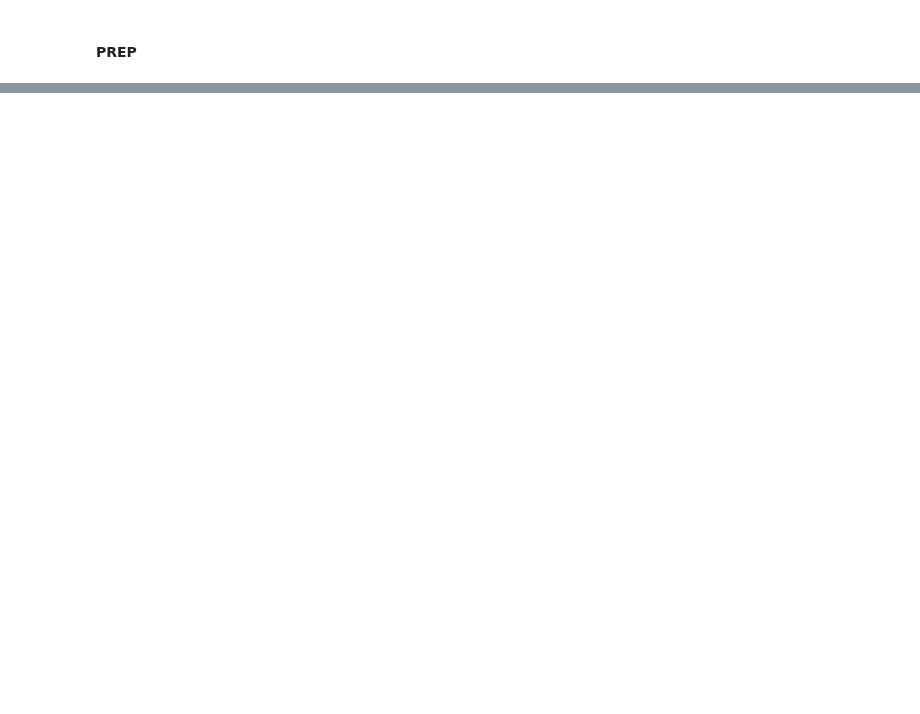
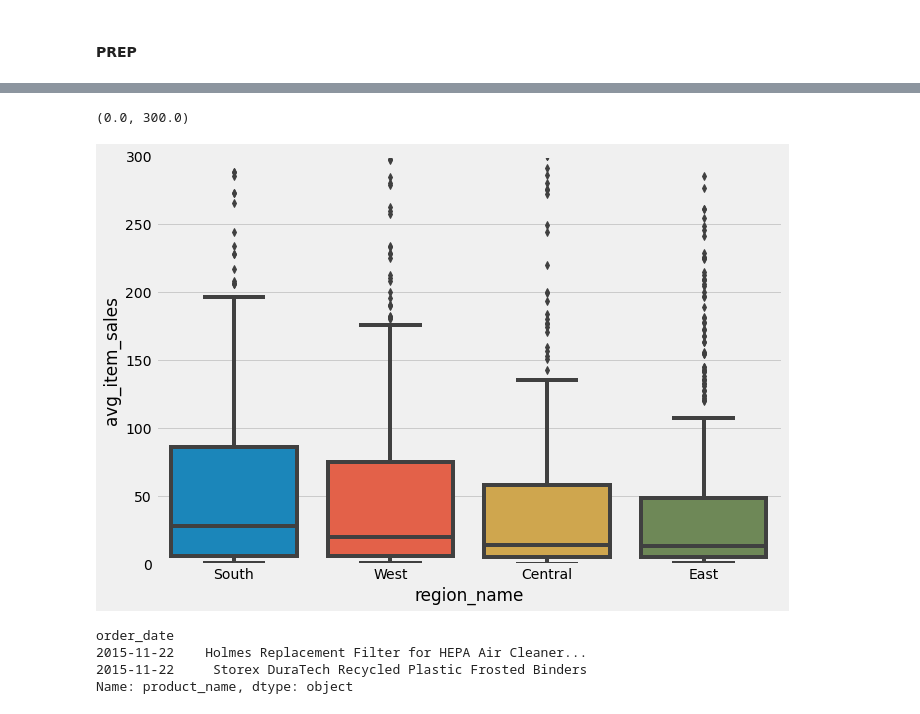
Before and after one commit to CJ-time-series-project/CJ-time-series-project, a Jupyter notebook: jerrys_explore.ipynb, the cells around one changed output, grey strips where cells are left out. Drawn from its saved outputs; the diff is of its cells as text; code cells hidden in the pictures; blank space fills up the shorter version.

```diff
--- a/jerrys_explore.ipynb
+++ b/jerrys_explore.ipynb
@@ -135,0 +225,15 @@ plt.hist(df['Region Name'])
+# %%
+
+sns.boxplot(x='region_name', y='avg_item_sales', data=df)
+plt.ylim(0, 300)
+# %% [output]
+(0.0, 300.0)
+[figure, added]
+# %%
+# what is each region's top selling product?
+df.groupby('region_name')['product_name'].get_group('Central').head(2)
+# %% [output]
+order_date
+2015-11-22    Holmes Replacement Filter for HEPA Air Cleaner...
+2015-11-22     Storex DuraTech Recycled Plastic Frosted Binders
+Name: product_name, dtype: object
```
Also changed, not shown: parts of 77 cells of this notebook, 1 other file.
